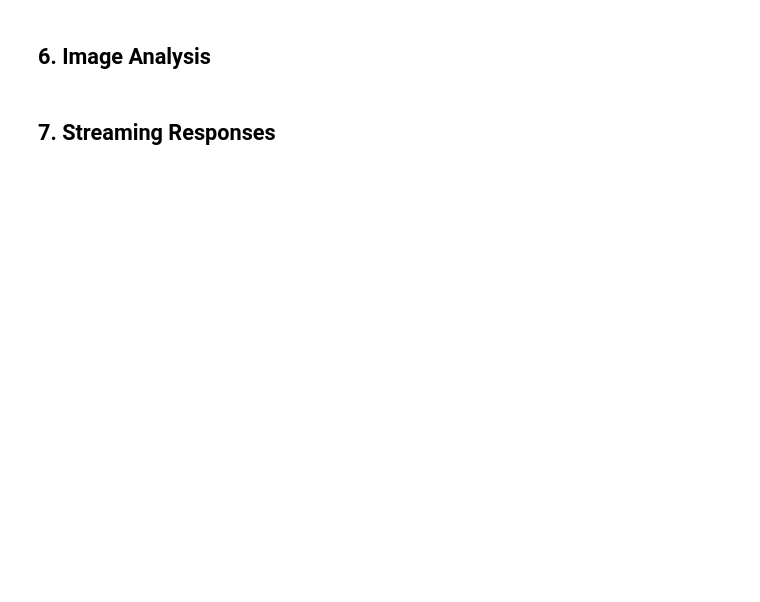
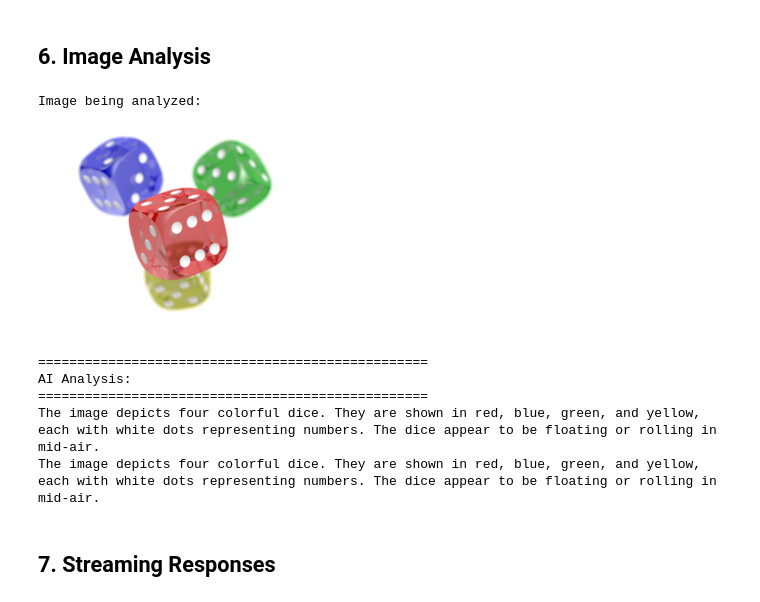
Before and after one commit to theaibuilders/ai_builders_tutorial, a Jupyter notebook: tutorials/ModelProviders/openai_api_tutorial.ipynb, the cells around one changed output. Drawn from its saved outputs; the diff is of its cells as text; code cells hidden in the pictures; blank space fills up the shorter version.

Commit message:
Fix OpenAI API tutorial: correct file search implementation and improve image analysis display

```diff
--- a/tutorials/ModelProviders/openai_api_tutorial.ipynb
+++ b/tutorials/ModelProviders/openai_api_tutorial.ipynb
@@ -221,3 +355,50 @@ print(response.output_text)
+# %%
+# Analyze images
+from IPython.display import Image, display
+import requests
+from io import BytesIO
+
+# Image URL to analyze
+image_url = "https://upload.wikimedia.org/wikipedia/commons/thumb/4/47/PNG_transparency_demonstration_1.png/280px-PNG_transparency_demonstration_1.png"
+
+# Display the image first
+print("Image being analyzed:")
+try:
+    # Download and display the image
+    response_img = requests.get(image_url)
+    img = Image(data=response_img.content)
+    display(img)
+except:
+    print(f"Could not display image from: {image_url}")
+
+print("\n" + "="*50)
+print("AI Analysis:")
+print("="*50)
+
+# Analyze the image with OpenAI
+response = client.responses.create(
+    model="gpt-4o",
+    input=[
+        {"role": "user", "content": "Describe what you see in this image."},
+        {
+            "role": "user",
+            "content": [{
+                "type": "input_image",
+                "image_url": image_url
+            }]
+        }
+    ]
+)
+
+print(response.output_text)
+# %% [output]
+Image being analyzed:
+[figure, added]
+==================================================
+AI Analysis:
+==================================================
+The image depicts four colorful dice. They are shown in red, blue, green, and yellow, each with white dots representing numbers. The dice appear to be floating or rolling in mid-air.
+The image depicts four colorful dice. They are shown in red, blue, green, and yellow, each with white dots representing numbers. The dice appear to be floating or rolling in mid-air.
 # %% [markdown]
 ## 7. Streaming Responses
 # %%
```
Also changed, not shown: parts of 16 cells of this notebook, 1 other file.
